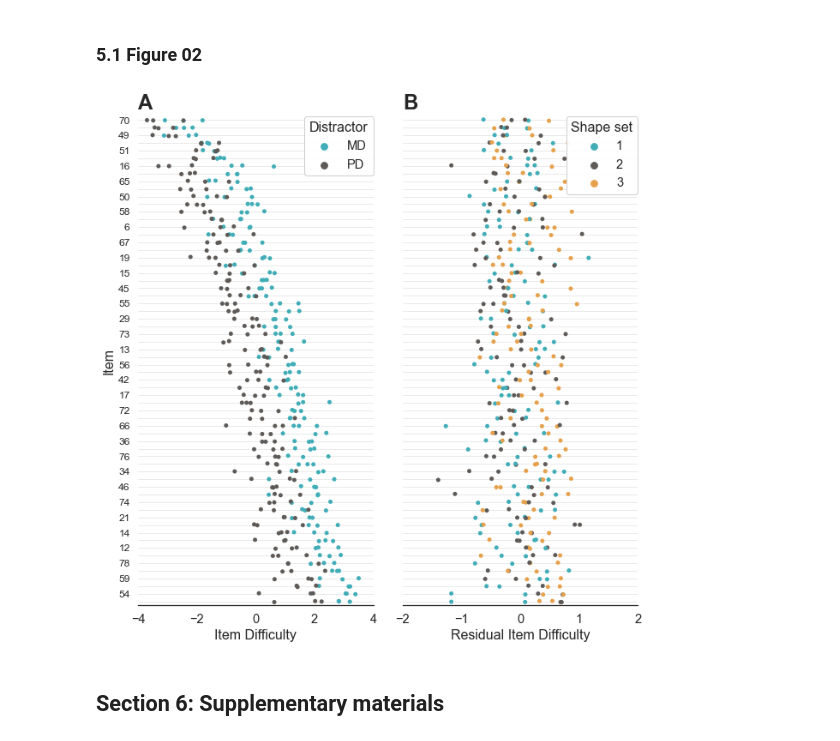
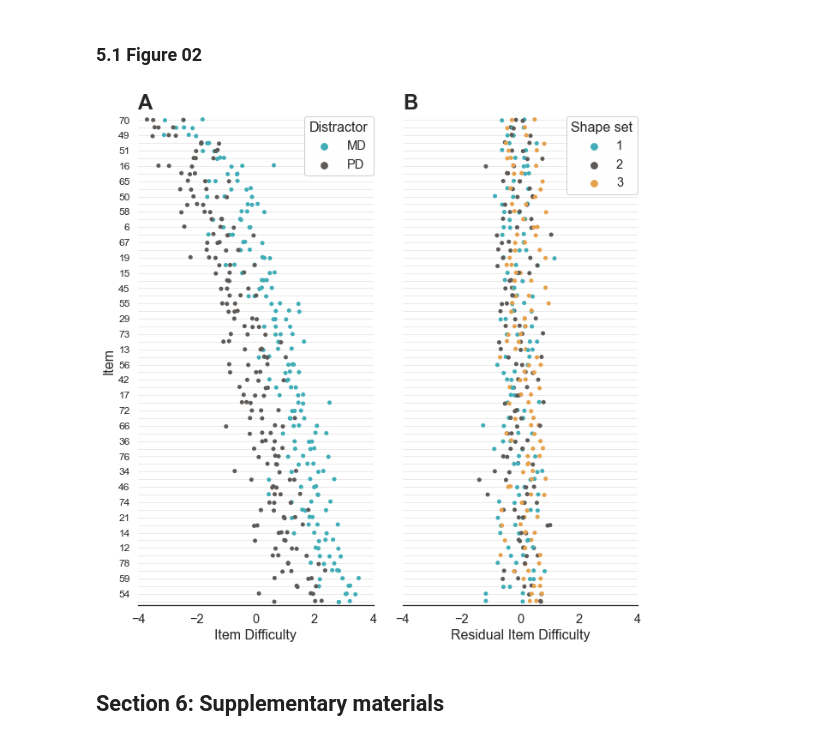
Before and after one commit to ndawlab/mars-irt, a Jupyter notebook: 03_Calibration/03_Modeling.ipynb, the cells around one changed output. Drawn from its saved outputs; the diff is of its cells as text; code cells hidden in the pictures.

```diff
--- a/03_Calibration/03_Modeling.ipynb
+++ b/03_Calibration/03_Modeling.ipynb
@@ -613,39 +613,39 @@ order = design.groupby('item').beta.mean().sort_values().index
 palette = ['#40adb7', '#5E5A57', '#e6a14c']
 hues = ['distractor', 'shape_set']
 xvars = ['beta','beta_2']
-xlims = [(-4,4), (-2,2)]
+xlims = [(-4,4), (-4,4)]
 
 ## Iteratively plot.
 for ax, x, xlim, hue, label in zip(axes, xvars, xlims, hues, ['A','B']):
 
     ## Plot item difficulty parameters.
     sns.stripplot(x=x, y='item', hue=hue, data=design, order=order, palette=palette,
                   orient='h', ax=ax)
 
     ## Add grid.
     ax.grid(axis='y', alpha=0.4)
 
     ## Add details.
     ax.set_yticklabels([str(l) if not i % 2 else '' for i, l in enumerate(order)], fontsize=12)
     ax.set(xlim=xlim, xlabel='Item Difficulty', ylabel='')
     if label == 'A': ax.set_ylabel('Item', fontsize=16)
     if label == 'B': ax.set_xlabel('Residual Item Difficulty')
 
     ## Add legend.
     ax.legend(loc=1, borderaxespad=0, title=hue.replace('_',' ').capitalize(), framealpha=0.95)
 
     ## Add label.
     ax.annotate(label, (0,0), (0,1.005), 'axes fraction', ha='left', va='bottom',
                 fontsize=24, fontweight='bold')
 
 ## Adjust figure spacing.
 sns.despine(left=True, right=True, top=True)
 plt.subplots_adjust(left=0.08, right=0.98, top=0.95, bottom=0.07, wspace=0.125)
 
 ## Save figure.
 plt.savefig(os.path.join('..', '05_Figures', 'fig02.png'), dpi=100)
 # %% [output]
-[figure, old version]
+[figure, new version]
 # %% [markdown]
 ## Section 6: Supplementary materials
 # %% [markdown]
```
Also changed, not shown: 4 other files.
